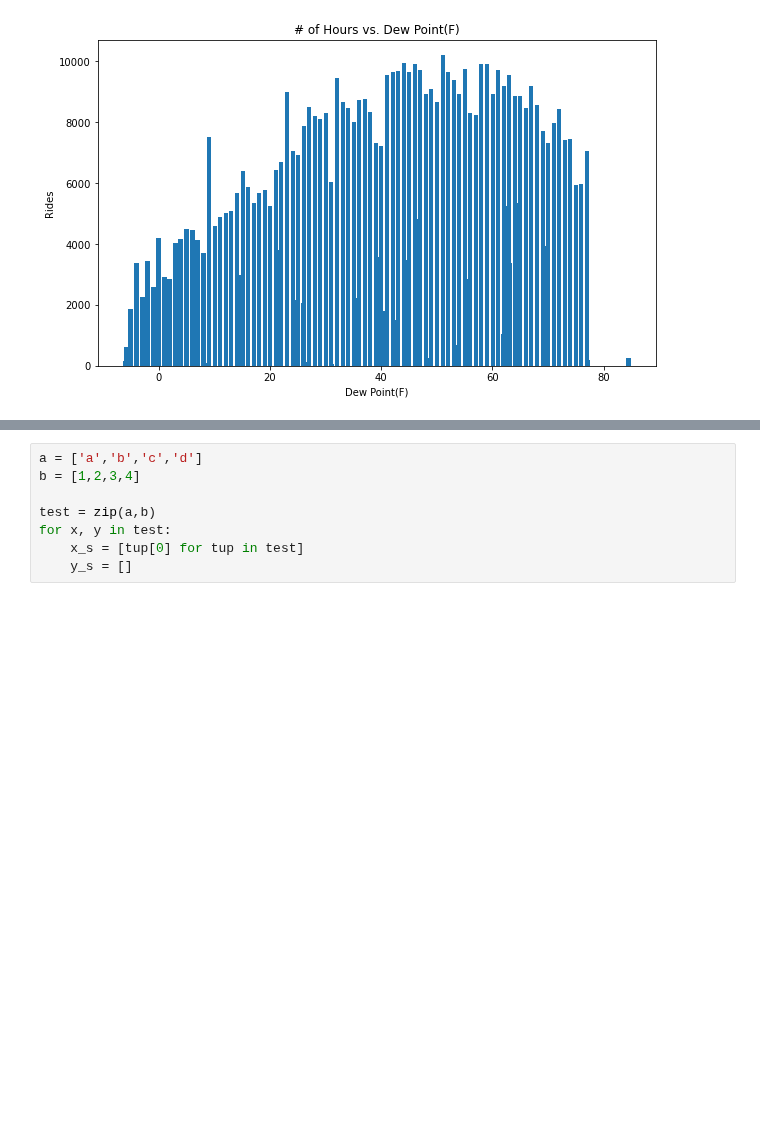
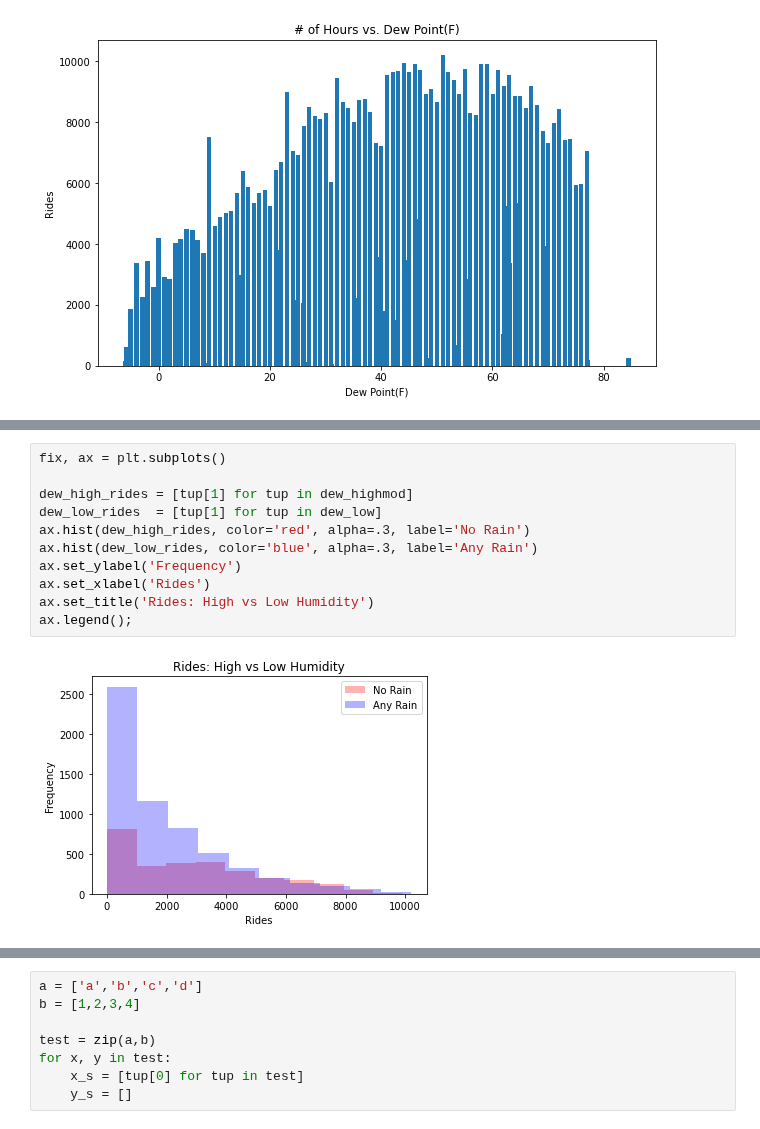
Before and after one commit to leckieje/fair_weather_cyclists, a Jupyter notebook: bike_weather_20.ipynb, the cells around one changed output, grey strips where cells are left out. Saved outputs shown, nothing was run; the diff lists cells and outputs as text; blank space fills up the shorter version.

```diff
--- a/bike_weather_20.ipynb
+++ b/bike_weather_20.ipynb
@@ -1131 +1247,14 @@ ValueError: shape mismatch: objects cannot be broadcast to a single shape
+# %%
+fix, ax = plt.subplots()
+
+dew_high_rides = [tup[1] for tup in dew_highmod]
+dew_low_rides  = [tup[1] for tup in dew_low]
+ax.hist(dew_high_rides, color='red', alpha=.3, label='No Rain')
+ax.hist(dew_low_rides, color='blue', alpha=.3, label='Any Rain')
+ax.set_ylabel('Frequency')
+ax.set_xlabel('Rides')
+ax.set_title('Rides: High vs Low Humidity')
+ax.legend();
+# %% [output]
+[figure, added]
 # %%
```
Also changed, not shown: parts of 7 cells of this notebook.
